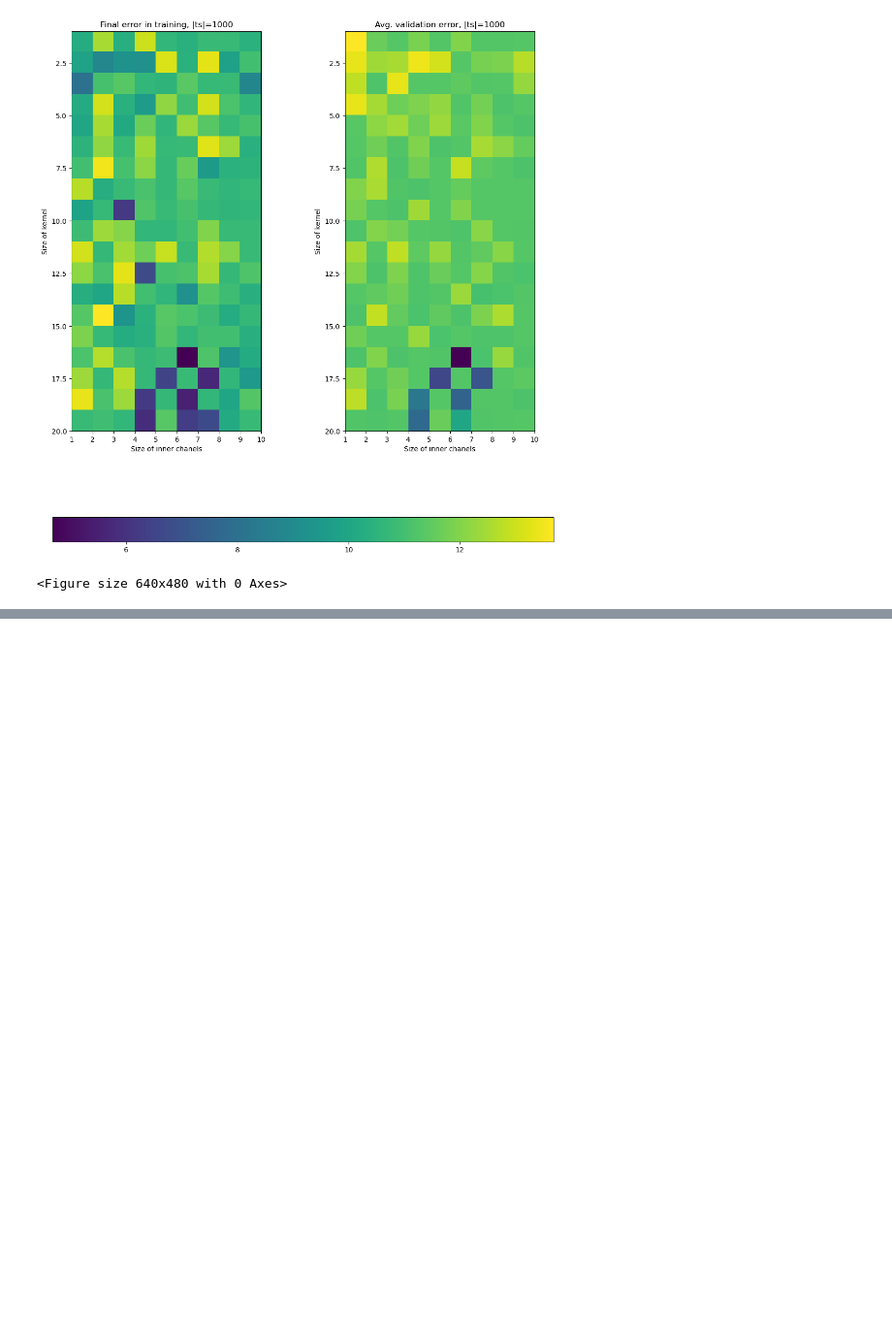
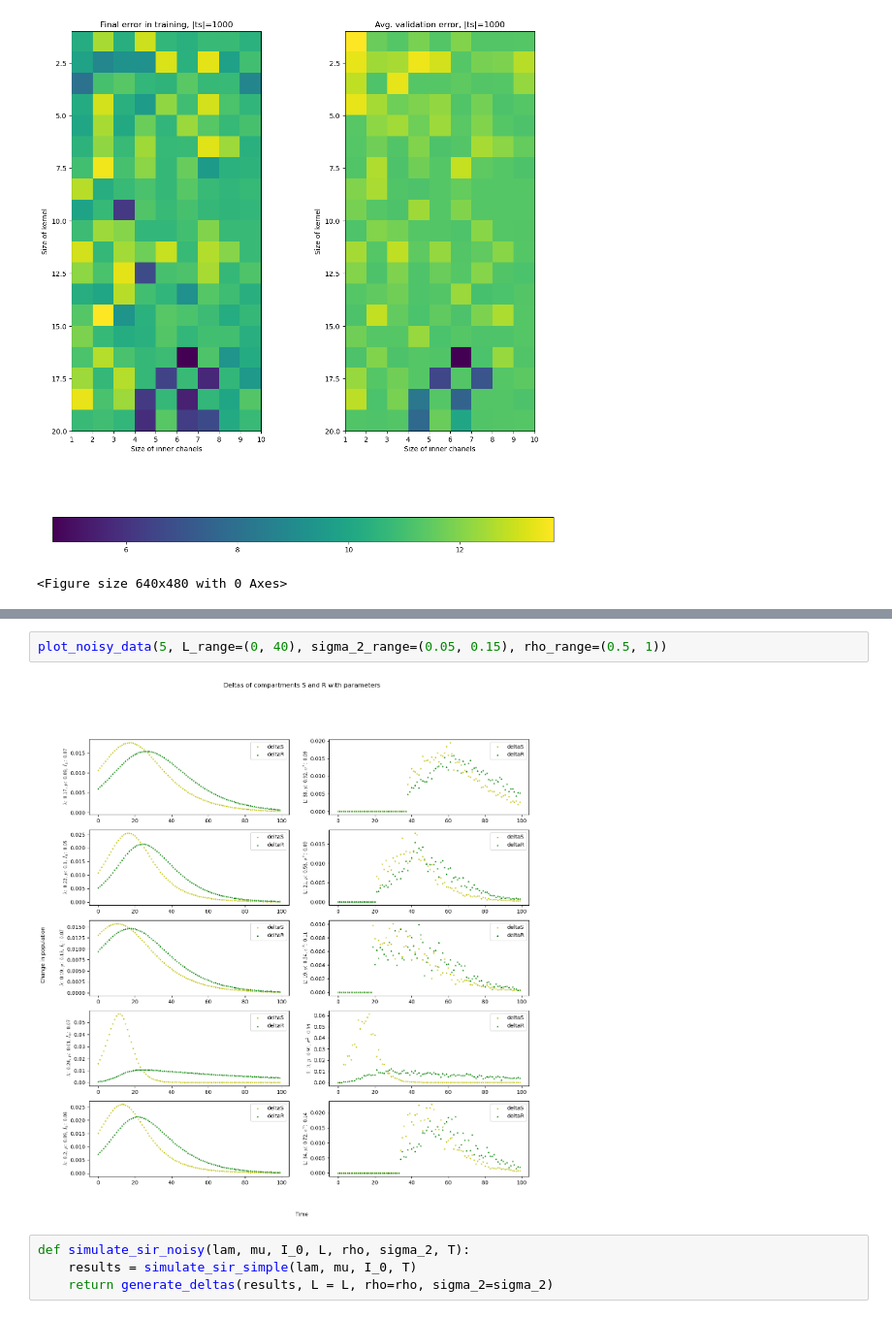
Before and after one commit to AnuR1234/GNN, a Jupyter notebook: Assignment4/epidemiology.ipynb, the cells around one changed output, grey strips where cells are left out. Shown at 97% size. Cells and saved outputs as stored; diff of their text form; blank space fills up the shorter version.

```diff
--- a/Assignment4/epidemiology.ipynb
+++ b/Assignment4/epidemiology.ipynb
@@ -287,0 +400,8 @@ losses = P.train_network(x_train, y_train)
+# %%
+plot_noisy_data(5, L_range=(0, 40), sigma_2_range=(0.05, 0.15), rho_range=(0.5, 1))
+# %% [output]
+[figure, added]
+# %%
+def simulate_sir_noisy(lam, mu, I_0, L, rho, sigma_2, T):
+    results = simulate_sir_simple(lam, mu, I_0, T)
+    return generate_deltas(results, L = L, rho=rho, sigma_2=sigma_2)
```
Also changed, not shown: parts of 32 cells of this notebook.
